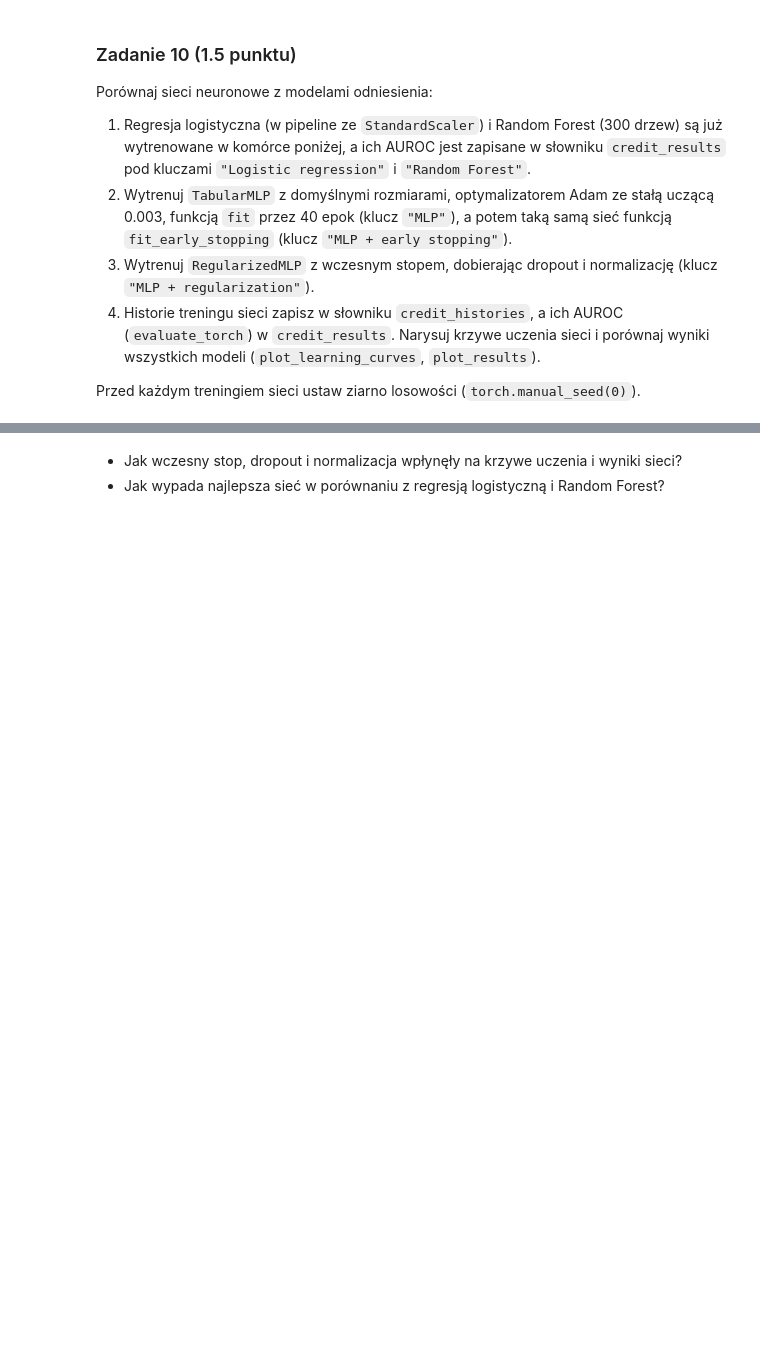
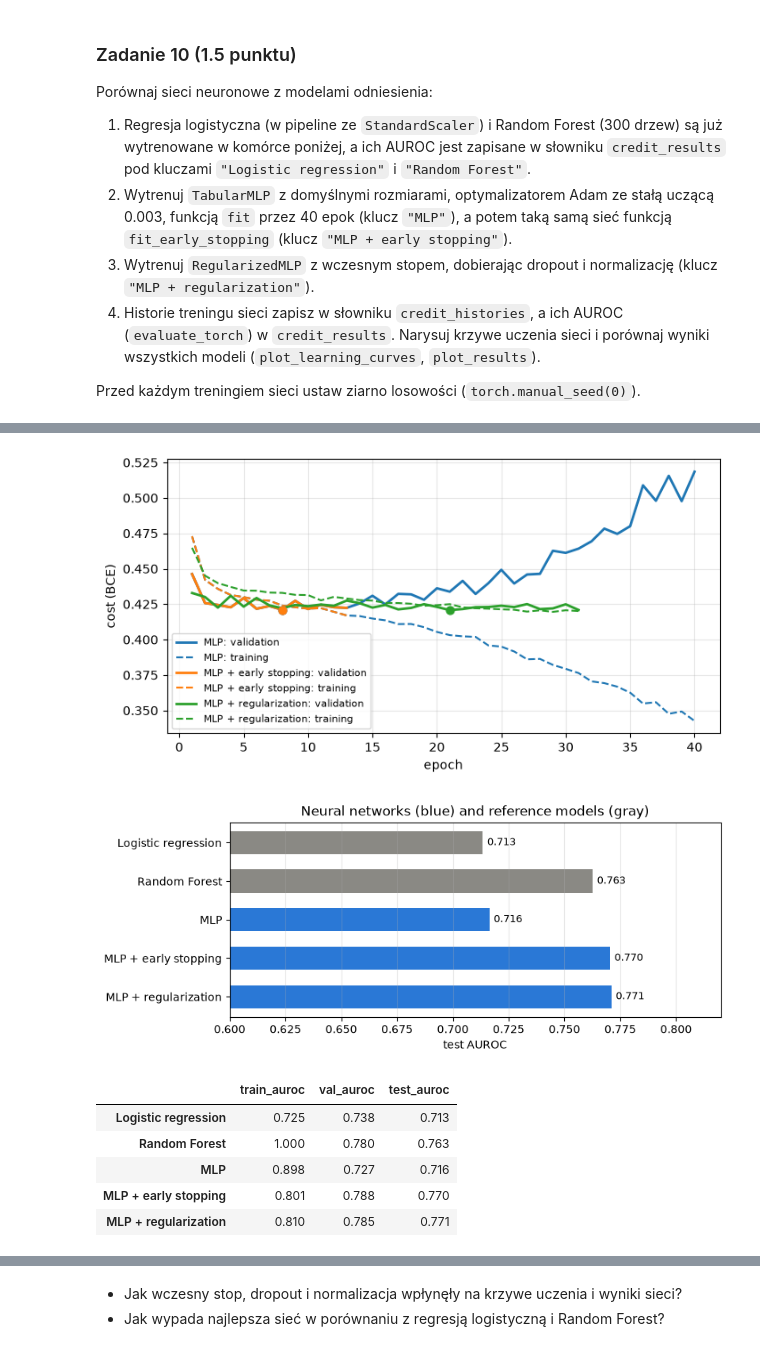
Before and after one commit to kassimma123/fundamentals-of-artificial-intelligence, a Jupyter notebook: lab3/lab_3.ipynb, the cells around one changed output, grey strips where cells are left out. Saved outputs shown, nothing was run; the diff lists cells and outputs as text; code cells hidden in the pictures; blank space fills up the shorter version.

```diff
--- a/lab3/lab_3.ipynb
+++ b/lab3/lab_3.ipynb
@@ -1753,3 +1861,18 @@ Przygotuj dane do treningu sieci:
+# %%
+Xc_train, Xc_test, yc_train, yc_test = train_test_split(
+    df_credit, y_credit, test_size=0.2, stratify=y_credit, random_state=0
+)
+Xc_train, Xc_val, yc_train, yc_val = train_test_split(
+    Xc_train, yc_train, test_size=0.2, stratify=yc_train, random_state=0
+)
+
+Xc_train_t, yc_train_t = to_tensors(Xc_train, yc_train)
+Xc_val_t, yc_val_t = to_tensors(Xc_val, yc_val)
+Xc_test_t, yc_test_t = to_tensors(Xc_test, yc_test)
+
+credit_loader = DataLoader(
+    TabularDataset(Xc_train_t, yc_train_t), batch_size=256, shuffle=True
+)
 # %%
 assert len(Xc_train) == len(yc_train) == 19177
 assert len(Xc_val) == len(yc_val) == 4795
@@ -1793,3 +1920,50 @@ pd.DataFrame(credit_results).T.round(3)
+# %%
+credit_histories = {}
+credit_splits_t = (Xc_train_t, Xc_val_t, Xc_test_t, yc_train, yc_val, yc_test)
+n_credit_features = Xc_train_t.shape[1]
+
+torch.manual_seed(0)
+mlp_credit = TabularMLP(n_credit_features)
+optimizer = optim.Adam(mlp_credit.parameters(), lr=3e-3)
+credit_histories["MLP"] = fit(
+    mlp_credit, optimizer, credit_loader, Xc_val_t, yc_val_t, epochs=40
+)
+credit_results["MLP"] = evaluate_torch(mlp_credit, *credit_splits_t)
+
+torch.manual_seed(0)
+mlp_credit_early = TabularMLP(n_credit_features)
+optimizer = optim.Adam(mlp_credit_early.parameters(), lr=3e-3)
+credit_histories["MLP + early stopping"] = fit_early_stopping(
+    mlp_credit_early, optimizer, credit_loader, Xc_val_t, yc_val_t
+)
+credit_results["MLP + early stopping"] = evaluate_torch(
+    mlp_credit_early, *credit_splits_t
+)
+
+torch.manual_seed(0)
+mlp_credit_reg = RegularizedMLP(n_credit_features, dropout=0.3, norm="batch")
+optimizer = optim.Adam(mlp_credit_reg.parameters(), lr=3e-3)
+credit_histories["MLP + regularization"] = fit_early_stopping(
+    mlp_credit_reg, optimizer, credit_loader, Xc_val_t, yc_val_t, patience=10
+)
+credit_results["MLP + regularization"] = evaluate_torch(
+    mlp_credit_reg, *credit_splits_t
+)
+
+plot_learning_curves(
+    credit_histories, ["MLP", "MLP + early stopping", "MLP + regularization"]
+)
+plot_results(credit_results, xlim=(0.6, 0.82))
+pd.DataFrame(credit_results).T.round(3)
+# %% [output]
+[figure, added]
+[figure, added]
+|  | train_auroc | val_auroc | test_auroc |
+| Logistic regression | 0.725 | 0.738 | 0.713 |
+| Random Forest | 1.000 | 0.780 | 0.763 |
+| MLP | 0.898 | 0.727 | 0.716 |
+| MLP + early stopping | 0.801 | 0.788 | 0.770 |
+| MLP + regularization | 0.810 | 0.785 | 0.771 |
 # %%
 names = ["MLP", "MLP + early stopping", "MLP + regularization"]
 assert set(credit_results) == {"Logistic regression", "Random Forest", *names}
```
Also changed, not shown: parts of 47 cells of this notebook, 1 other file.
